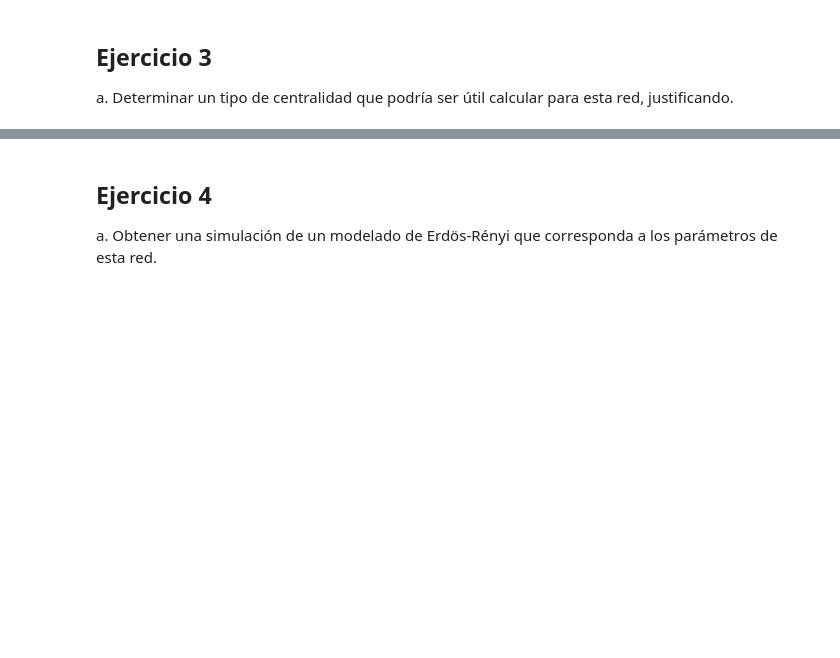
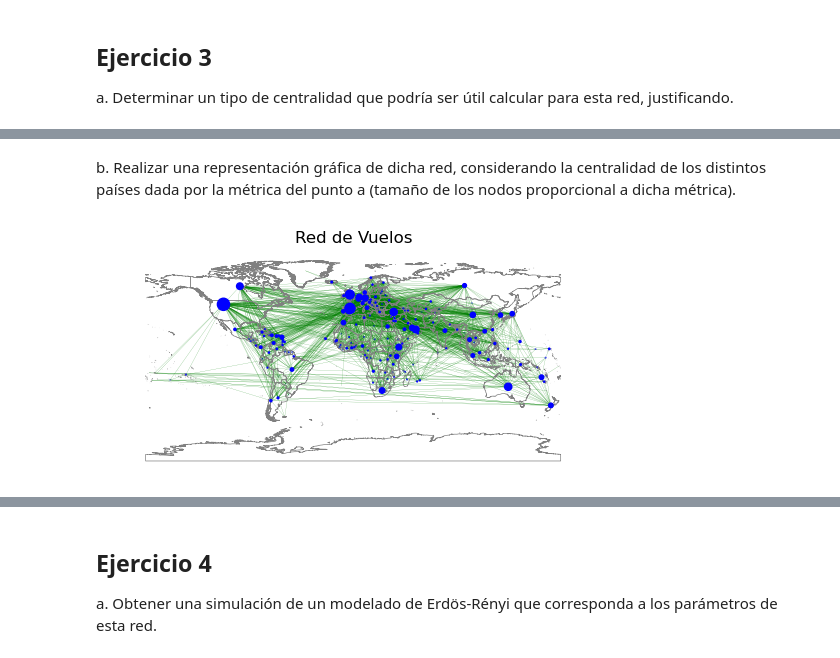
Before and after one commit to mateocapon/teoria-de-algoritmos2-tp1, a Jupyter notebook: TP1-104258.ipynb, the cells around one changed output, grey strips where cells are left out. Saved outputs shown, nothing was run; the diff lists cells and outputs as text; code cells hidden in the pictures; blank space fills up the shorter version.

Commit message:
centrality

```diff
--- a/TP1-104258.ipynb
+++ b/TP1-104258.ipynb
@@ -274,0 +277,17 @@ b. Realizar una representación gráfica de dicha red, considerando la centralid
+# %% [markdown]
+b. Realizar una representación gráfica de dicha red, considerando la centralidad de los distintos países dada por la métrica del punto a (tamaño de los nodos proporcional a dicha métrica).
+# %%
+betweenness_centrality = nx.betweenness_centrality(G)
+# %%
+max_node_size = 500
+
+node_size = [max_node_size * betweenness_centrality[node] for node in G.nodes]
+
+world = gdf.boundary.plot(color='gray', linewidth=0.5)
+pos = {row["NAME_EN"]: (row["x"], row["y"]) for _,row in df_more_data.iterrows()}
+nx.draw(G, pos, with_labels=False, width= 0.1, node_size=node_size, node_color='blue', edge_color='green', font_size=8, font_color='black', font_weight='bold', font_family='sans-serif')
+
+plt.title('Red de Vuelos')
+plt.show()
+# %% [output]
+[figure, added]
```
Also changed, not shown: parts of 36 cells of this notebook.
